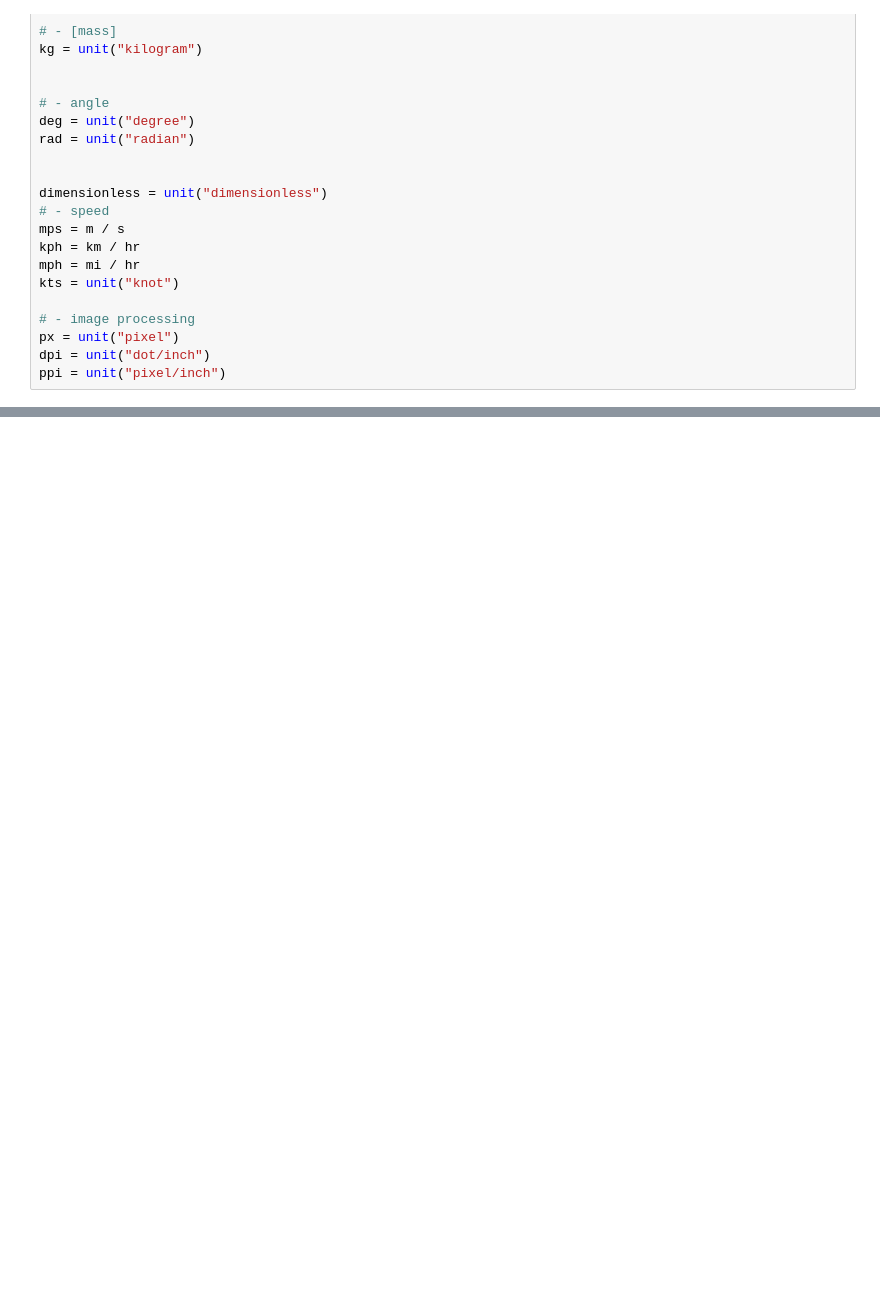
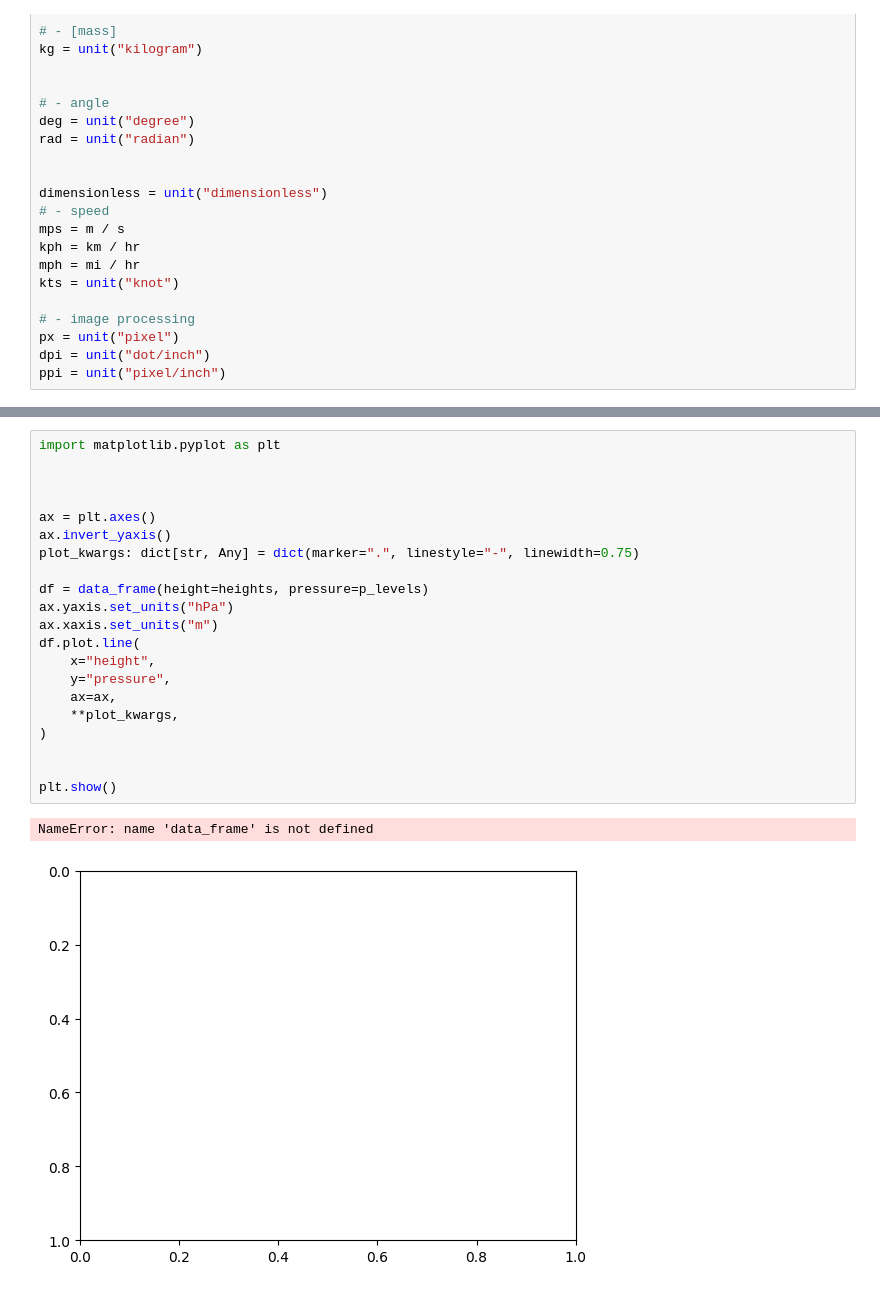
Before and after one commit to leaver2000/mesoformer, a Jupyter notebook: quantity.ipynb, the cells around one changed output, grey strips where cells are left out. Drawn from its saved outputs; the diff is of its cells as text; blank space fills up the shorter version.

```diff
--- a/quantity.ipynb
+++ b/quantity.ipynb
@@ -177,0 +253,24 @@ assert np.all(
+# %%
+import matplotlib.pyplot as plt
+
+
+
+ax = plt.axes()
+ax.invert_yaxis()
+plot_kwargs: dict[str, Any] = dict(marker=".", linestyle="-", linewidth=0.75)
+
+df = data_frame(height=heights, pressure=p_levels)
+ax.yaxis.set_units("hPa")
+ax.xaxis.set_units("m")
+df.plot.line(
+    x="height",
+    y="pressure",
+    ax=ax,
+    **plot_kwargs,
+)
+
+
+plt.show()
+# %% [output]
+NameError: name 'data_frame' is not defined
+[figure, added]
```
Also changed, not shown: parts of 12 cells of this notebook, 5 other files.
